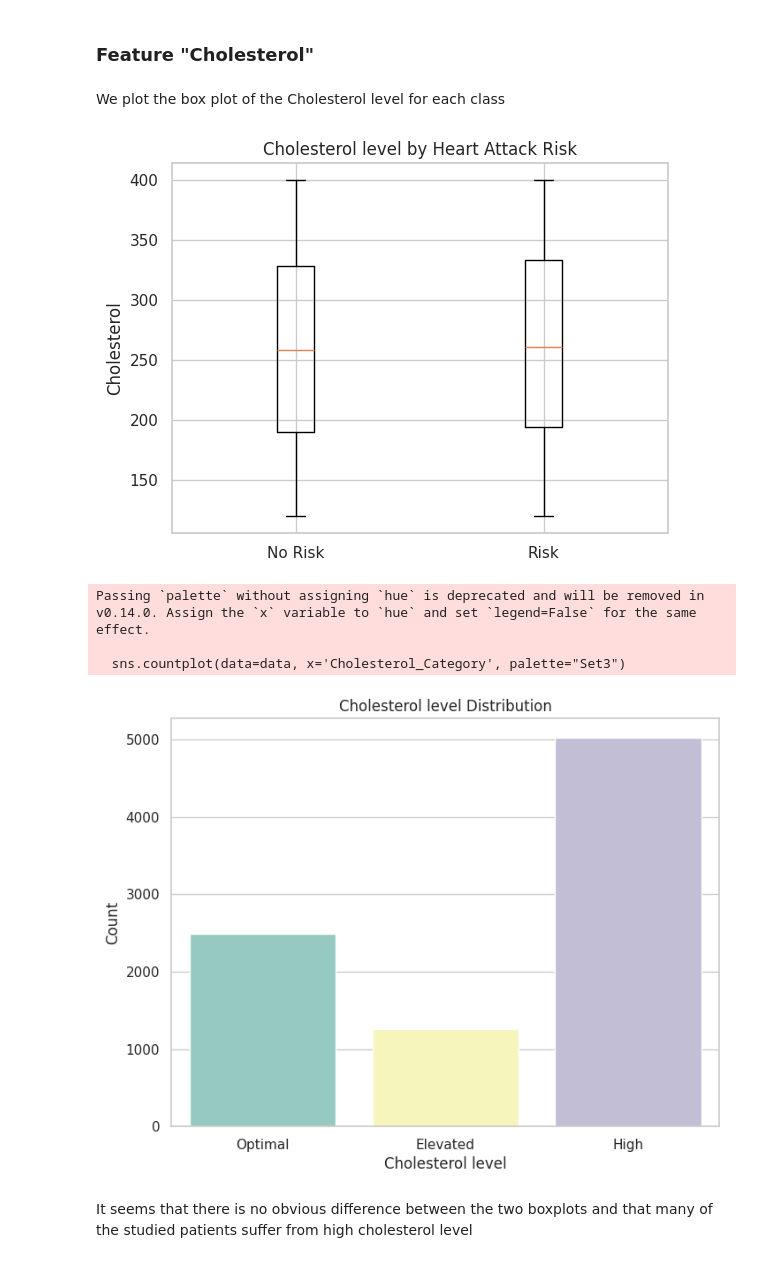
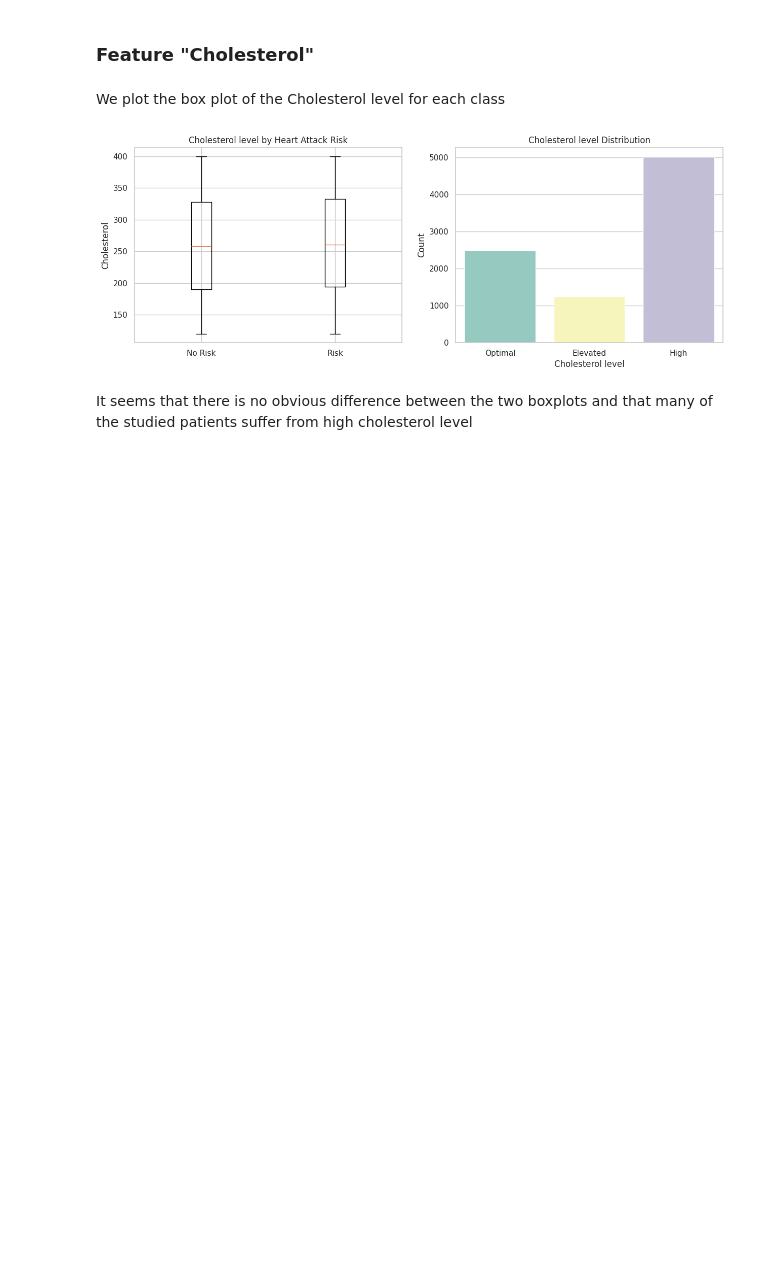
Before and after one commit to Aymanjeb/AAA-project, a Jupyter notebook: Data Exploration.ipynb, the cells around one changed output. Drawn from its saved outputs; the diff is of its cells as text; code cells hidden in the pictures; blank space fills up the shorter version.

```diff
--- a/Data Exploration.ipynb
+++ b/Data Exploration.ipynb
@@ -162,16 +165,0 @@ plt.show()
-# %%
-
-plt.hist(data['BMI'], bins=20, color='lightseagreen', edgecolor='black')
-plt.xlabel('BMI')
-plt.ylabel('Frequency')
-plt.title('BMI Distribution')
-plt.show()
-
-data['BMI_Category'] = pd.cut(data['BMI'], bins=[0, 18.5, 24.9, 29.9, 34.9, 100], labels=['Underweight', 'Normal Weight', 'Overweight', 'Obese', 'Extremely obese'])
-sns.set(style="whitegrid")
-plt.figure(figsize=(8, 6))
-sns.countplot(data=data, x='BMI_Category', palette="Set3")
-plt.xlabel('BMI Group')
-plt.ylabel('Count')
-plt.title('BMI Group Distribution')
-plt.show()
@@ -219,27 +199,23 @@ plt.show()
 # %% [markdown]
 We plot the box plot of the Cholesterol level for each class
 # %%
+fig, axs = plt.subplots(1, 2, figsize=(15, 5))
+
 data_0 = data[data['Heart Attack Risk']==0]
 data_1 = data[data['Heart Attack Risk']==1]
-plt.boxplot([data_0['Cholesterol'], data_1['Cholesterol']], labels=['No Risk', 'Risk'])
-plt.ylabel("Cholesterol")
-plt.title("Cholesterol level by Heart Attack Risk")
-plt.show()
+axs[0].boxplot([data_0['Cholesterol'], data_1['Cholesterol']], labels=['No Risk', 'Risk'])
+axs[0].set_ylabel("Cholesterol")
+axs[0].set_title("Cholesterol level by Heart Attack Risk")
 
 data['Cholesterol_Category'] = pd.cut(data['Cholesterol'], bins=[0, 200, 240,500], labels=['Optimal', 'Elevated', 'High'])
 sns.set(style="whitegrid")
-plt.figure(figsize=(8, 6))
-sns.countplot(data=data, x='Cholesterol_Category', palette="Set3")
-plt.xlabel('Cholesterol level')
-plt.ylabel('Count')
-plt.title('Cholesterol level Distribution')
+axs[1] = sns.countplot(data=data, x='Cholesterol_Category', palette="Set3", hue='Cholesterol_Category', legend=False)
+axs[1].set_xlabel('Cholesterol level')
+axs[1].set_ylabel('Count')
+axs[1].set_title('Cholesterol level Distribution')
 plt.show()
 # %% [output]
-[figure, old version]
+[figure, new version]
-Passing `palette` without assigning `hue` is deprecated and will be removed in v0.14.0. Assign the `x` variable to `hue` and set `legend=False` for the same effect.
-
-  sns.countplot(data=data, x='Cholesterol_Category', palette="Set3")
-[figure, removed]
 # %% [markdown]
 It seems that there is no obvious difference between the two boxplots and that many of the studied patients suffer from high cholesterol level
 # %% [markdown]
```
Also changed, not shown: parts of 21 cells of this notebook.
